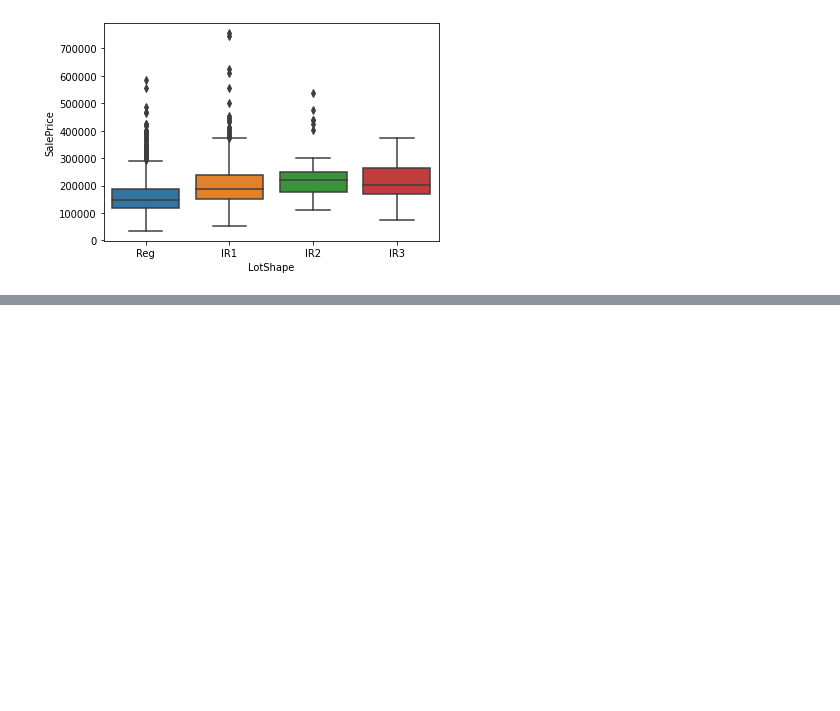
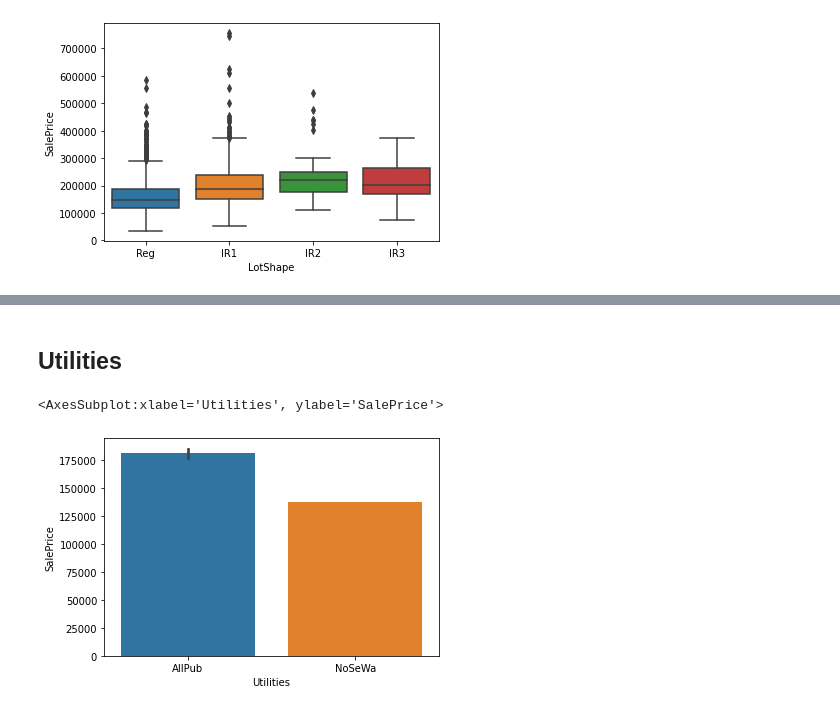
Before and after one commit to hoangquy18/Machine-Learning, a Jupyter notebook: Machine Learning/House/house.ipynb, the cells around one changed output, grey strips where cells are left out. Saved outputs shown, nothing was run; the diff lists cells and outputs as text; code cells hidden in the pictures; blank space fills up the shorter version.

```diff
--- a/Machine Learning/House/house.ipynb
+++ b/Machine Learning/House/house.ipynb
@@ -199,0 +207,7 @@ sns.boxplot(data = train_data,x = 'LotShape',y='SalePrice')
+# %% [markdown]
+## Utilities
+# %%
+sns.barplot(data = train_data,x = 'Utilities',y='SalePrice')
+# %% [output]
+<AxesSubplot:xlabel='Utilities', ylabel='SalePrice'>
+[figure, added]
```
Also changed, not shown: parts of 38 cells of this notebook, 1 other file.
